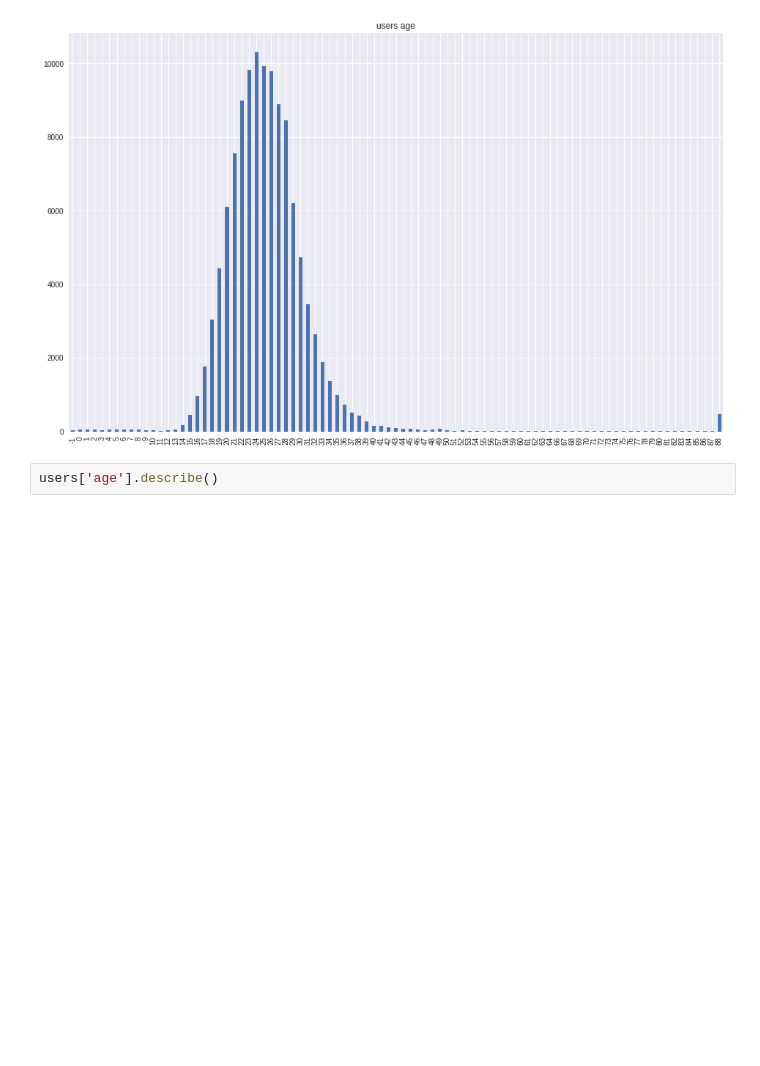
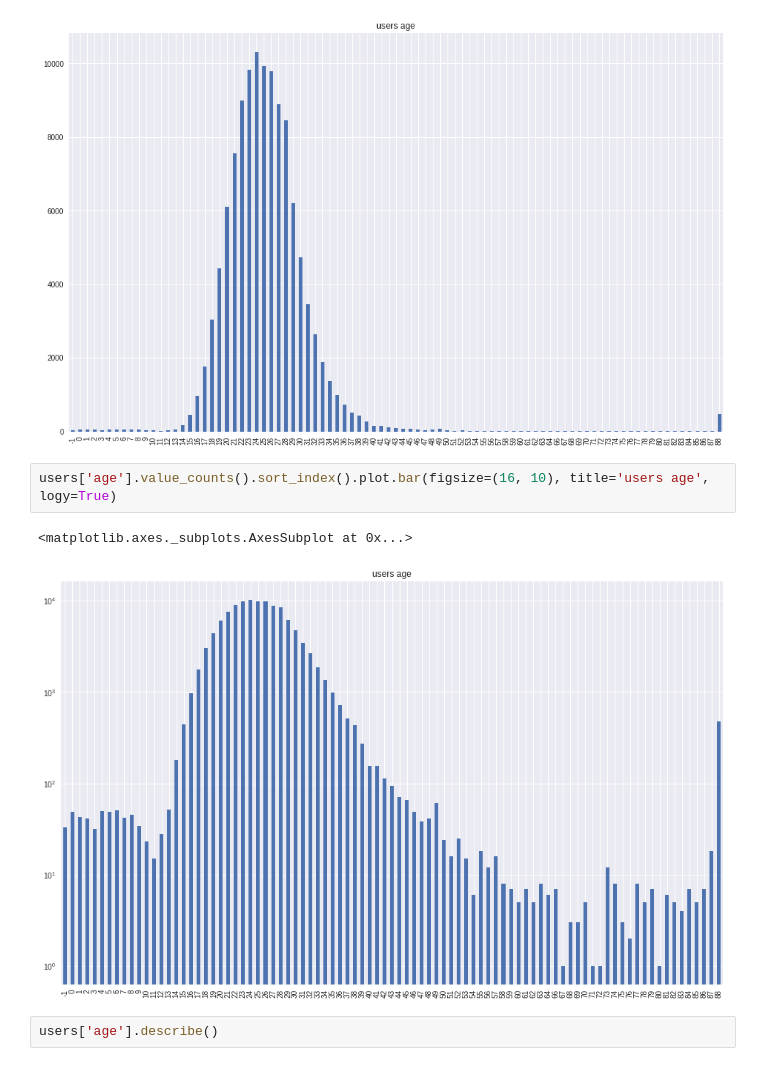
Before and after one commit to racinmat/mal-analysis, a Jupyter notebook: basic_analysis.ipynb, the cells around one changed output. Cells and saved outputs as stored; diff of their text form; blank space fills up the shorter version.

```diff
--- a/basic_analysis.ipynb
+++ b/basic_analysis.ipynb
@@ -75,6 +75,11 @@ users['age'].value_counts().sort_index().plot.bar(figsize=(16, 10), title='users
 # %% [output]
 <matplotlib.axes._subplots.AxesSubplot at 0x...>
 [figure]
+# %%
+users['age'].value_counts().sort_index().plot.bar(figsize=(16, 10), title='users age', logy=True)
+# %% [output]
+<matplotlib.axes._subplots.AxesSubplot at 0x...>
+[figure, added]
 # %%
 users['age'].describe()
 # %% [output]
```
Also changed, not shown: parts of 10 cells of this notebook, 2 other files.
